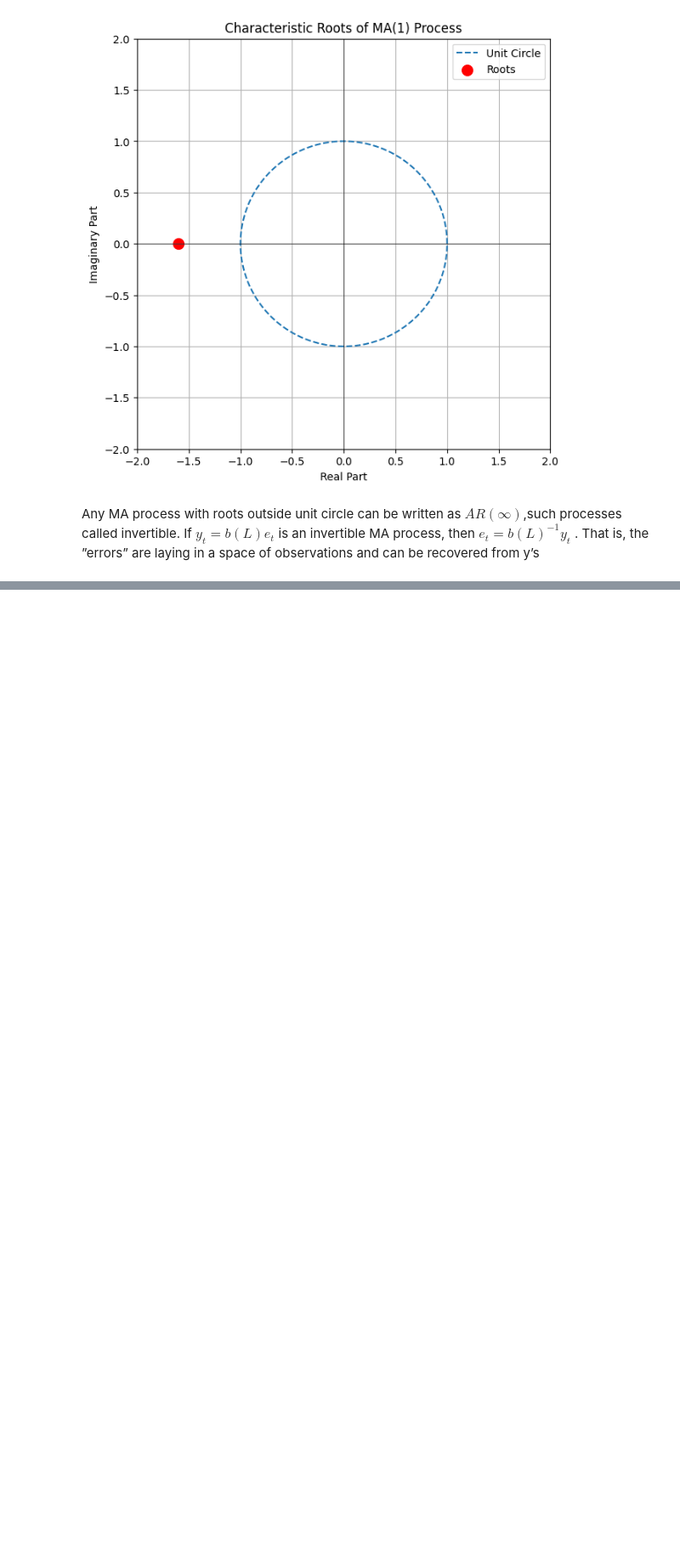
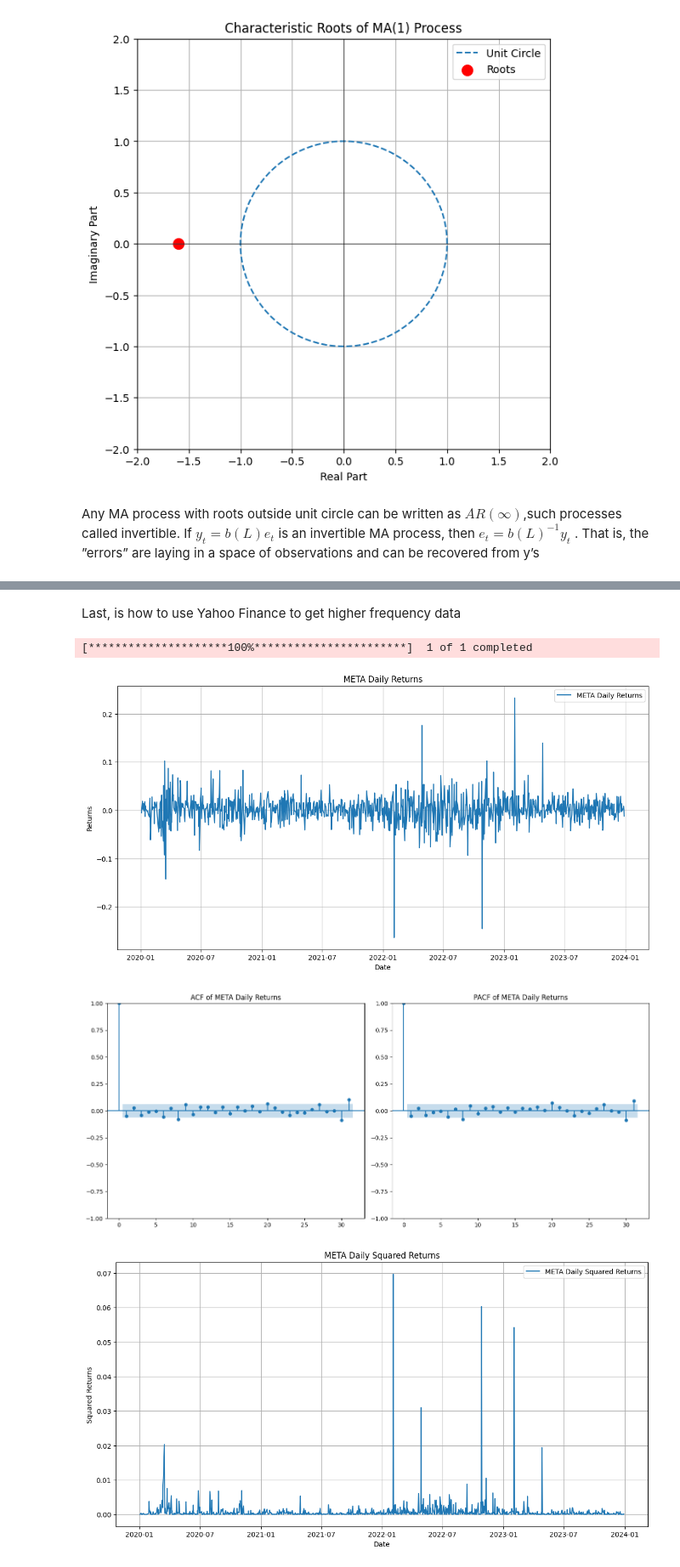
Before and after one commit to JustinEloriaga/ECON522Lab, a Jupyter notebook: Lab2.ipynb, the cells around one changed output, grey strips where cells are left out. Shown at 85% size. Saved outputs shown, nothing was run; the diff lists cells and outputs as text; code cells hidden in the pictures; blank space fills up the shorter version.

```diff
--- a/Lab2.ipynb
+++ b/Lab2.ipynb
@@ -364,0 +478,59 @@ Any MA process with roots outside unit circle can be written as $AR(\infty)$,suc
+# %% [markdown]
+Last, is how to use Yahoo Finance to get higher frequency data
+# %%
+import yfinance as yf
+import pandas as pd
+
+import matplotlib.pyplot as plt
+
+# Download daily stock prices for META
+meta_data = yf.download('META', start='2020-01-01', end='2023-12-31')
+
+# Calculate daily returns
+meta_data['Returns'] = meta_data['Adj Close'].pct_change()
+
+# Plot the returns
+plt.figure(figsize=(14, 7))
+plt.plot(meta_data['Returns'], label='META Daily Returns')
+plt.title('META Daily Returns')
+plt.xlabel('Date')
+plt.ylabel('Returns')
+plt.legend()
+plt.grid(True)
+plt.show()
+# Plot the ACF and PACF of the returns
+plt.figure(figsize=(14, 6))
+
+plt.subplot(1, 2, 1)
+plot_acf(meta_data['Returns'].dropna(), ax=plt.gca(), title='ACF of META Daily Returns')
+
+plt.subplot(1, 2, 2)
+plot_pacf(meta_data['Returns'].dropna(), ax=plt.gca(), title='PACF of META Daily Returns')
+
+plt.tight_layout()
+plt.show()
+# Plot the square of the returns
+plt.figure(figsize=(14, 7))
+plt.plot(meta_data['Returns']**2, label='META Daily Squared Returns')
+plt.title('META Daily Squared Returns')
+plt.xlabel('Date')
+plt.ylabel('Squared Returns')
+plt.legend()
+plt.grid(True)
+plt.show()
+# Plot the ACF and PACF of the squared returns
+plt.figure(figsize=(14, 6))
+
+plt.subplot(1, 2, 1)
+plot_acf(meta_data['Returns'].dropna()**2, ax=plt.gca(), title='ACF of META Daily Squared Returns')
+
+plt.subplot(1, 2, 2)
+plot_pacf(meta_data['Returns'].dropna()**2, ax=plt.gca(), title='PACF of META Daily Squared Returns')
+
+plt.tight_layout()
+plt.show()
+# %% [output]
+[*********************100%***********************]  1 of 1 completed
+[figure, added]
+[figure, added]
+[figure, added]
```
Also changed, not shown: parts of 2 cells of this notebook.
